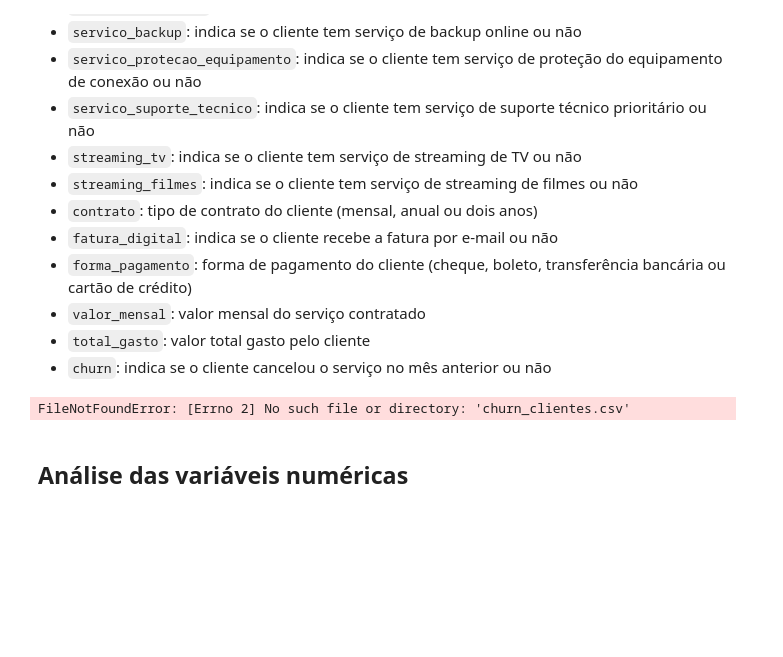
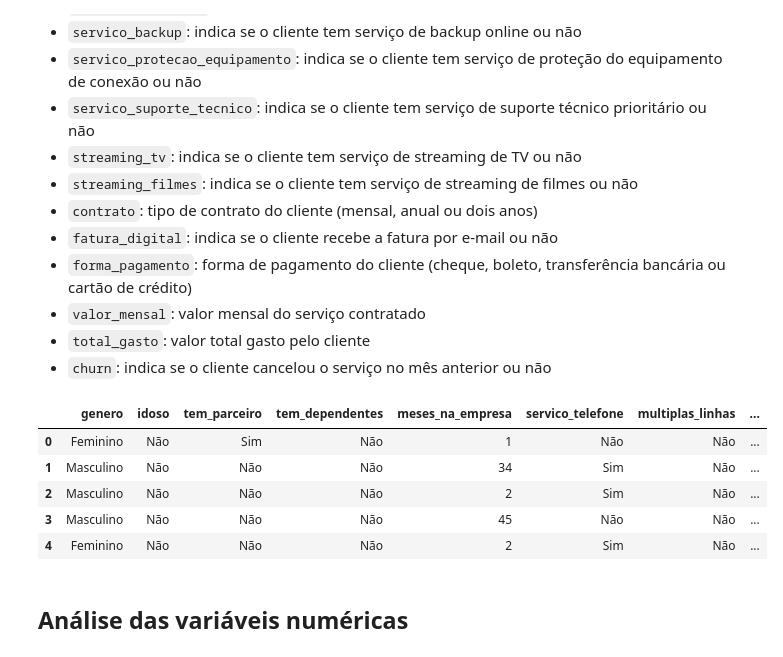
Before and after one commit to thiago207/python-for-data-analysis, a Jupyter notebook: matplotlib-seaborn/com_pandas/pandas_seaborn_histograma.ipynb, the cells around one changed output. Drawn from its saved outputs; the diff is of its cells as text; code cells hidden in the pictures; blank space fills up the shorter version.

```diff
--- a/matplotlib-seaborn/com_pandas/pandas_seaborn_histograma.ipynb
+++ b/matplotlib-seaborn/com_pandas/pandas_seaborn_histograma.ipynb
@@ -31,21 +31,26 @@ Temos o seguinte dicionário de dados:
 # %%
 import pandas as pd
 import seaborn as sns
 import matplotlib.pyplot as plt
 
-ARQUIVO_DADOS = 'churn_clientes.csv'
+ARQUIVO_DADOS = r'C:\Users\Pichau\Documents\estudos\modulos-python\modulos-python\matplotlib-seaborn\com_pandas\churn_clientes.csv'
 
 df_churn = pd.read_csv(ARQUIVO_DADOS)
 df_churn = df_churn.drop(columns='id_cliente', axis=1)
 
 
 colunas_numericas = df_churn.select_dtypes(include='number').columns
 colunas_categoricas = df_churn.select_dtypes(exclude='number').columns
 colunas_categoricas = colunas_categoricas.drop('churn')
 
 df_churn.head()
 # %% [output]
-FileNotFoundError: [Errno 2] No such file or directory: 'churn_clientes.csv'
+|  | genero | idoso | tem_parceiro | tem_dependentes | meses_na_empresa | servico_telefone | multiplas_linhas | ... |
+| 0 | Feminino | Não | Sim | Não | 1 | Não | Não | ... |
+| 1 | Masculino | Não | Não | Não | 34 | Sim | Não | ... |
+| 2 | Masculino | Não | Não | Não | 2 | Sim | Não | ... |
+| 3 | Masculino | Não | Não | Não | 45 | Não | Não | ... |
+| 4 | Feminino | Não | Não | Não | 2 | Sim | Não | ... |
 # %% [markdown]
 ## Análise das variáveis numéricas
 # %% [markdown]
```
Also changed, not shown: parts of 1 cell of this notebook, 2 other files.
